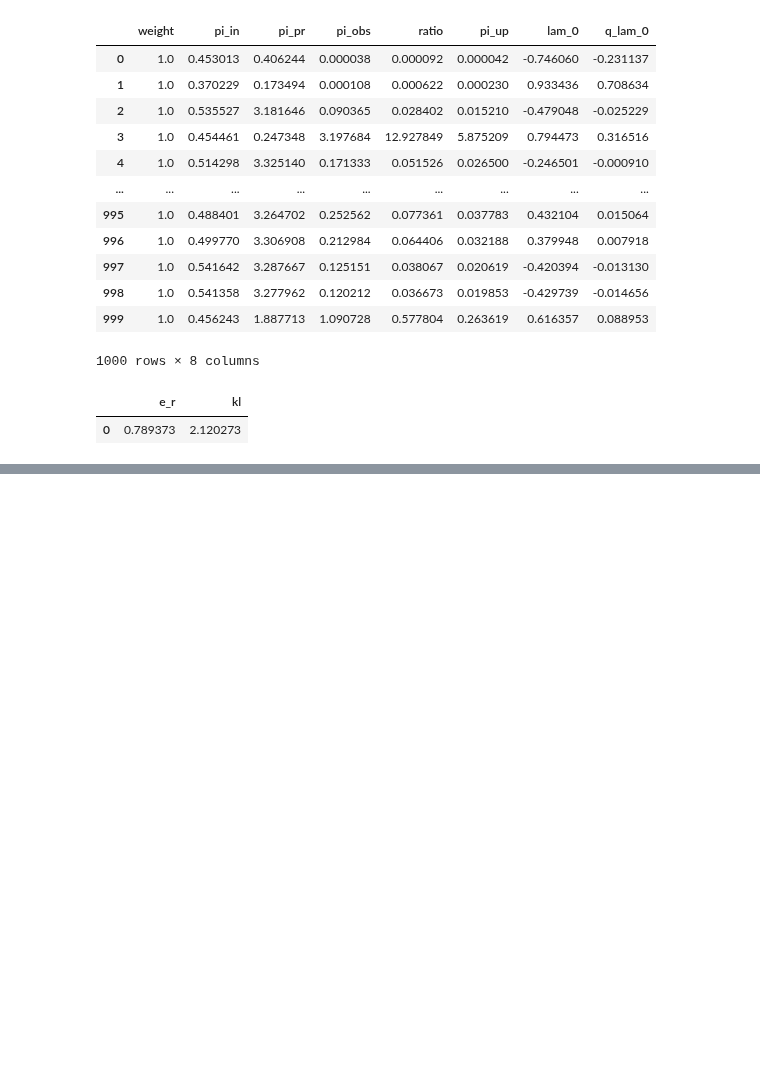
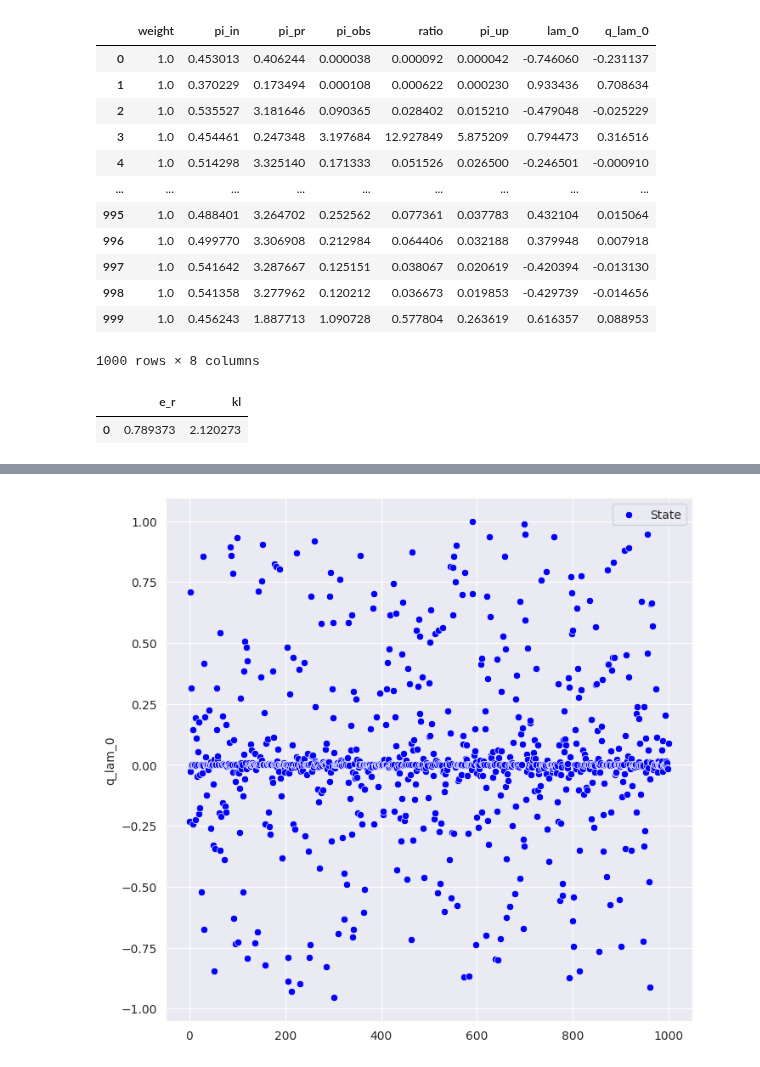
Before and after one commit to UT-CHG/pyDCI, a Jupyter notebook: notebooks/DCIProblem.ipynb, the cells around one changed output, grey strips where cells are left out. Drawn from its saved outputs; the diff is of its cells as text; code cells hidden in the pictures; blank space fills up the shorter version.

```diff
--- a/notebooks/DCIProblem.ipynb
+++ b/notebooks/DCIProblem.ipynb
@@ -114,0 +111,4 @@ _, _ = d_prob.plot_param_state(ax=axs[0]), d_prob.plot_obs_state(ax=axs[1])
+# %%
+d_prob.state_plot()
+# %% [output]
+[figure, added]
```
Also changed, not shown: parts of 3 cells of this notebook, 18 other files.
